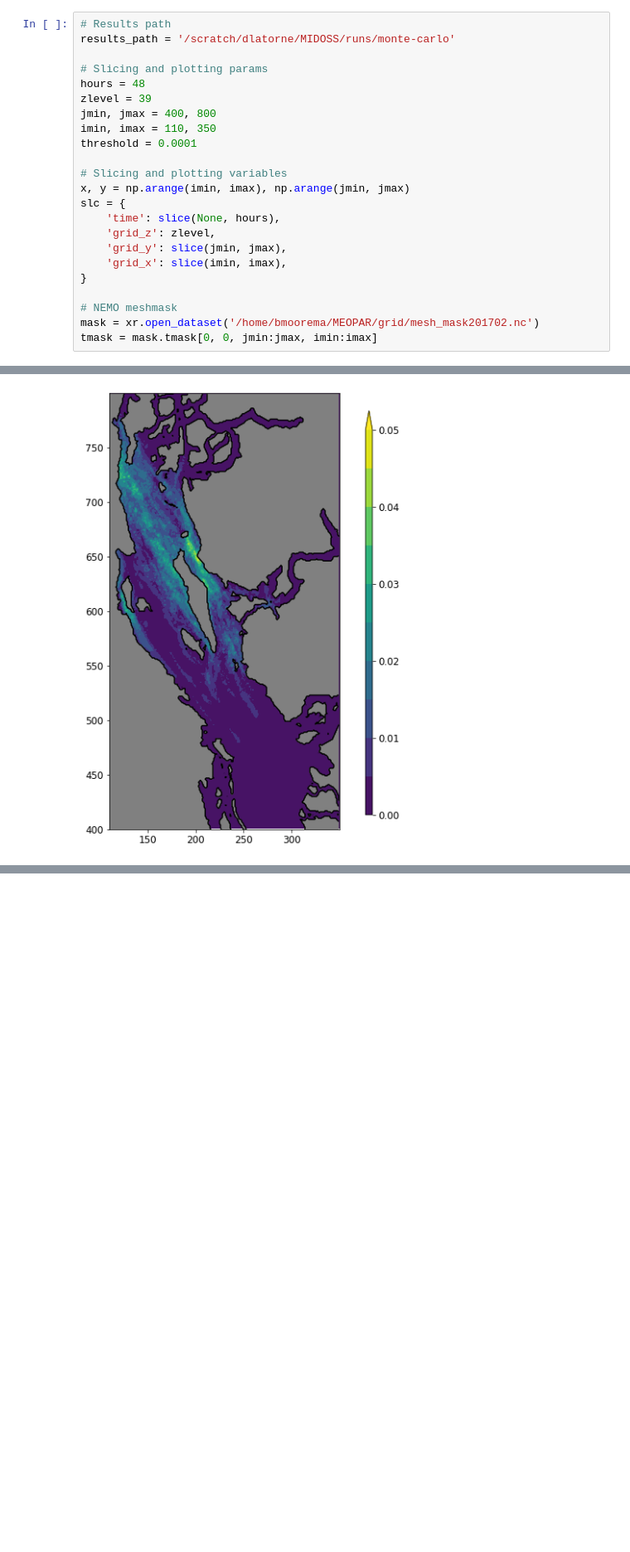
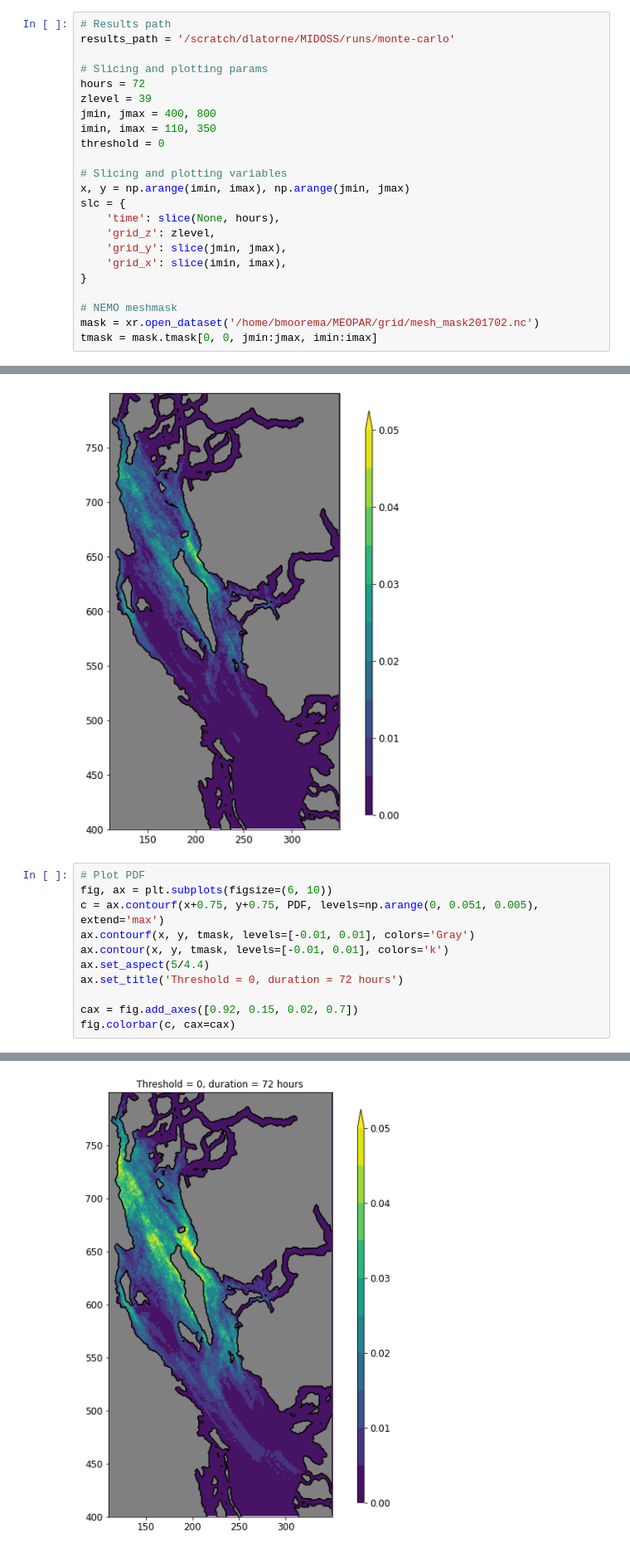
Before and after one commit to MIDOSS/Visualization, a Jupyter notebook: notebooks/viz_graham_sandbox.ipynb, the cells around one changed output, grey strips where cells are left out. Shown at 83% size. Saved outputs shown, nothing was run; the diff lists cells and outputs as text; blank space fills up the shorter version.

Commit message:
New plot in viz_graham_sandbox

```diff
--- a/notebooks/viz_graham_sandbox.ipynb
+++ b/notebooks/viz_graham_sandbox.ipynb
@@ -25,11 +25,11 @@ Parameters
 results_path = '/scratch/dlatorne/MIDOSS/runs/monte-carlo'
 
 # Slicing and plotting params
-hours = 48
+hours = 72
 zlevel = 39
 jmin, jmax = 400, 800
 imin, imax = 110, 350
-threshold = 0.0001
+threshold = 0
 
 # Slicing and plotting variables
 x, y = np.arange(imin, imax), np.arange(jmin, jmax)
@@ -106,3 +106,15 @@ fig.colorbar(c, cax=cax)
 # %% [output]
 <matplotlib.colorbar.Colorbar at 0x...>
 [figure]
+# %%
+# Plot PDF
+fig, ax = plt.subplots(figsize=(6, 10))
+c = ax.contourf(x+0.75, y+0.75, PDF, levels=np.arange(0, 0.051, 0.005), extend='max')
+ax.contourf(x, y, tmask, levels=[-0.01, 0.01], colors='Gray')
+ax.contour(x, y, tmask, levels=[-0.01, 0.01], colors='k')
+ax.set_aspect(5/4.4)
+ax.set_title('Threshold = 0, duration = 72 hours')
+
+cax = fig.add_axes([0.92, 0.15, 0.02, 0.7])
+fig.colorbar(c, cax=cax)
+# %% [output]
@@ -108,0 +122 @@ fig.colorbar(c, cax=cax)
+[figure, added]
```
Also changed, not shown: parts of 1 cell of this notebook.
